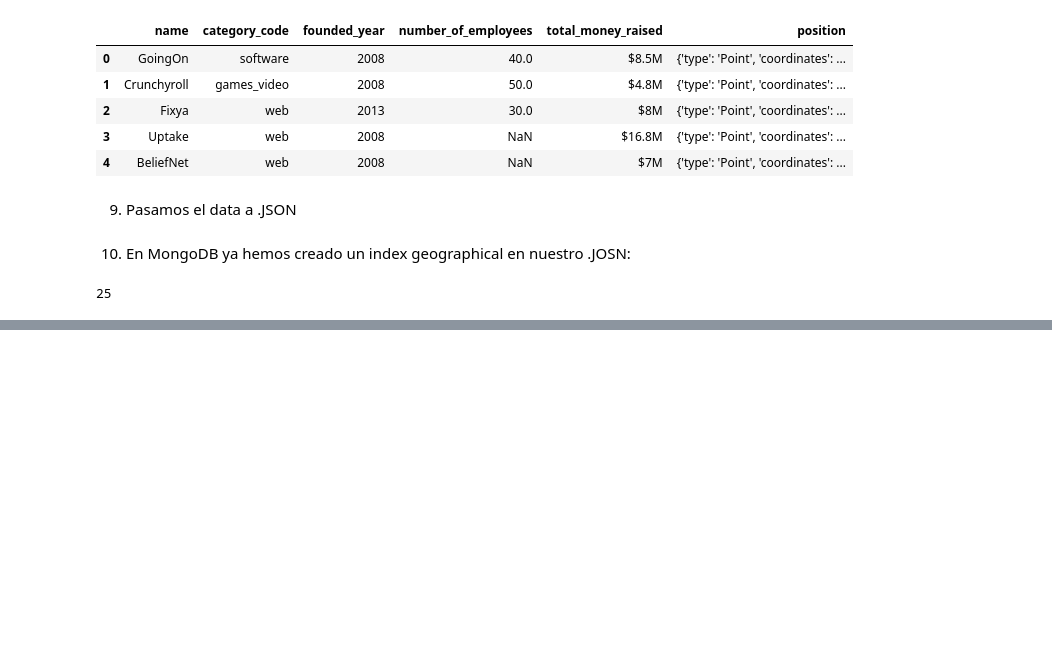
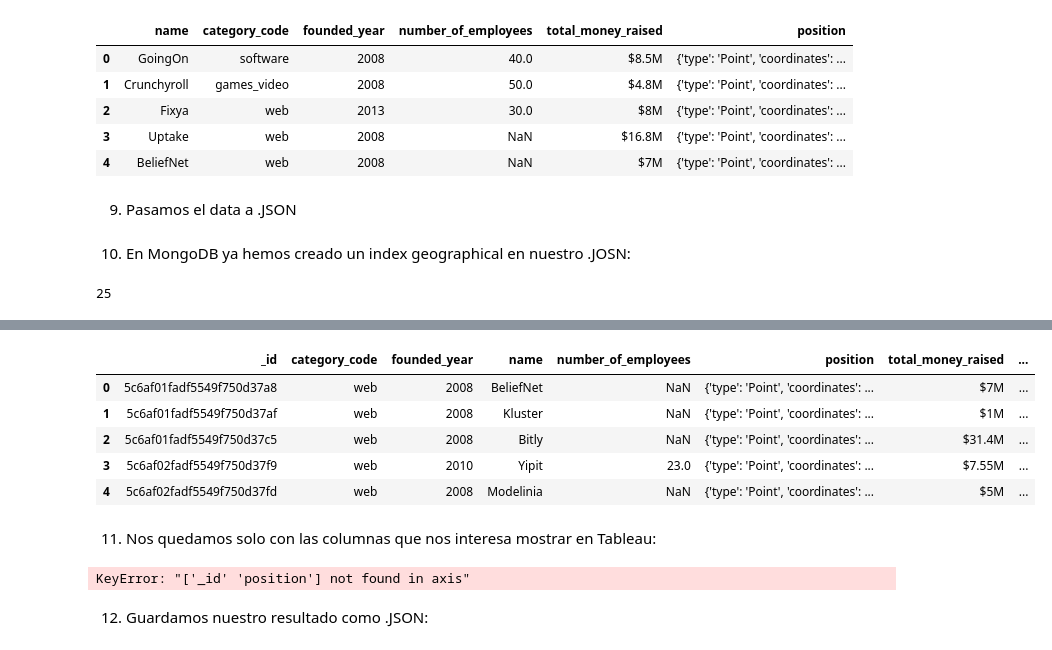
Before and after one commit to LauraRepullo/datamad0119, a Jupyter notebook: module-2/tableau-project/your-code/solution.md.ipynb, the cells around one changed output, grey strips where cells are left out. Saved outputs shown, nothing was run; the diff lists cells and outputs as text; code cells hidden in the pictures; blank space fills up the shorter version.

```diff
--- a/module-2/tableau-project/your-code/solution.md.ipynb
+++ b/module-2/tableau-project/your-code/solution.md.ipynb
@@ -394,3 +329,25 @@ df4
 | 10 | 5c6af02fadf5549f750d3843 | web | 2009 | Catchafire | NaN | {'type': 'Point', 'coordinates': ... | $400k |
 | 11 | 5c6af02fadf5549f750d384c | web | 2008 | StyleCaster | 60.0 | {'type': 'Point', 'coordinates': ... | $5M |
 | 12 | 5c6af02fadf5549f750d3854 | web | 2009 | ChallengePost | 17.0 | {'type': 'Point', 'coordinates': ... | $4.6M |
+# %%
+df4.position[0]['coordinates'][0]   #el primer registro, la primera coordinates, (longitude)
+
+df4['long'] = df4.apply(lambda row: row['position']['coordinates'][0], axis=1)
+df4['lat'] = df4.apply(lambda row: row['position']['coordinates'][1], axis=1)
+
+df4.head()
+# %% [output]
+|  | _id | category_code | founded_year | name | number_of_employees | position | total_money_raised | ... |
+| 0 | 5c6af01fadf5549f750d37a8 | web | 2008 | BeliefNet | NaN | {'type': 'Point', 'coordinates': ... | $7M | ... |
+| 1 | 5c6af01fadf5549f750d37af | web | 2008 | Kluster | NaN | {'type': 'Point', 'coordinates': ... | $1M | ... |
+| 2 | 5c6af01fadf5549f750d37c5 | web | 2008 | Bitly | NaN | {'type': 'Point', 'coordinates': ... | $31.4M | ... |
+| 3 | 5c6af02fadf5549f750d37f9 | web | 2010 | Yipit | 23.0 | {'type': 'Point', 'coordinates': ... | $7.55M | ... |
+| 4 | 5c6af02fadf5549f750d37fd | web | 2008 | Modelinia | NaN | {'type': 'Point', 'coordinates': ... | $5M | ... |
+# %% [markdown]
+11. Nos quedamos solo con las columnas que nos interesa mostrar en Tableau:
+# %%
+df4.drop(['_id', 'position'], inplace=True, axis=1)
+# %% [output]
+KeyError: "['_id' 'position'] not found in axis"
+# %% [markdown]
+12. Guardamos nuestro resultado como .JSON:
```
Also changed, not shown: parts of 8 cells of this notebook, 1 other file.
